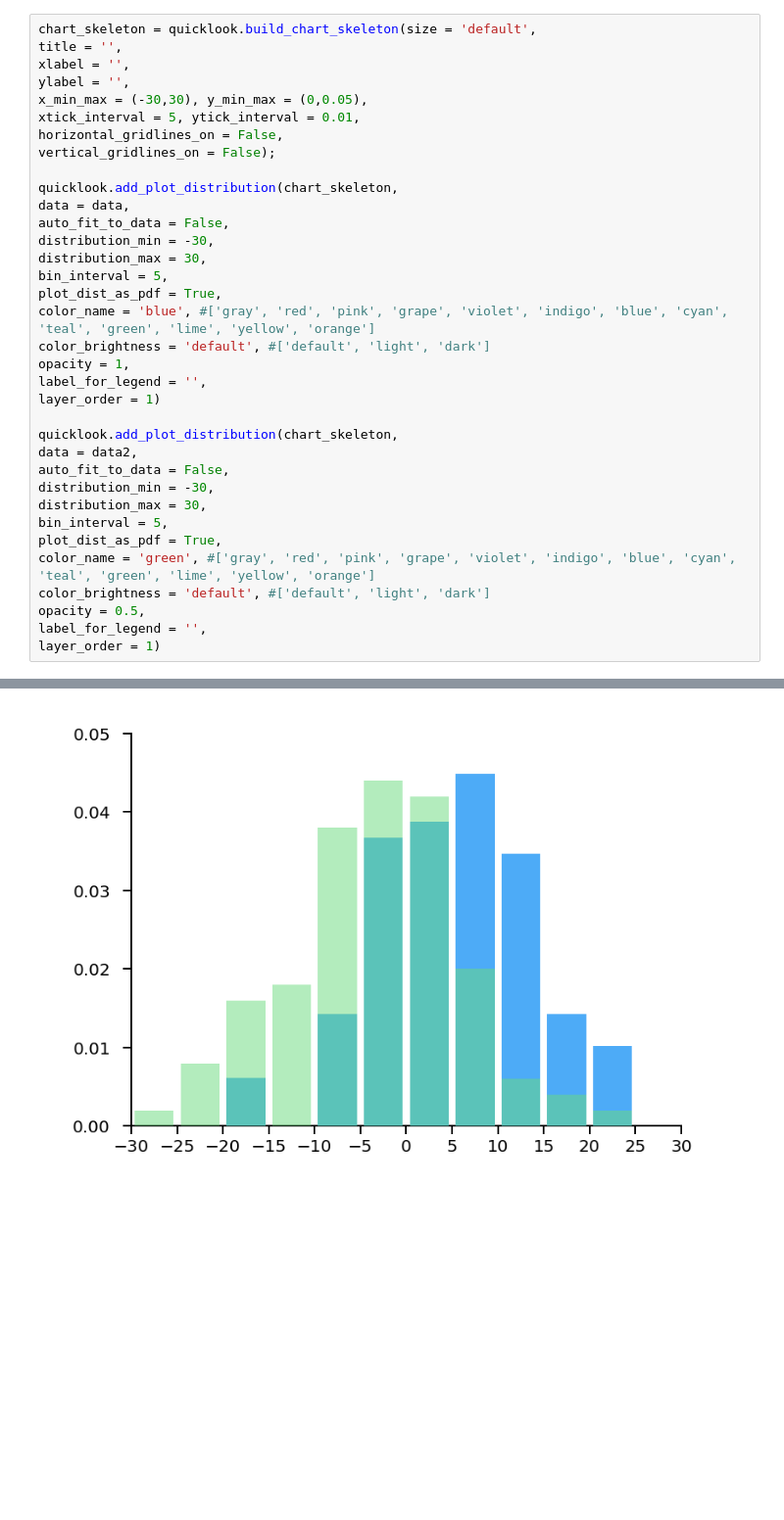
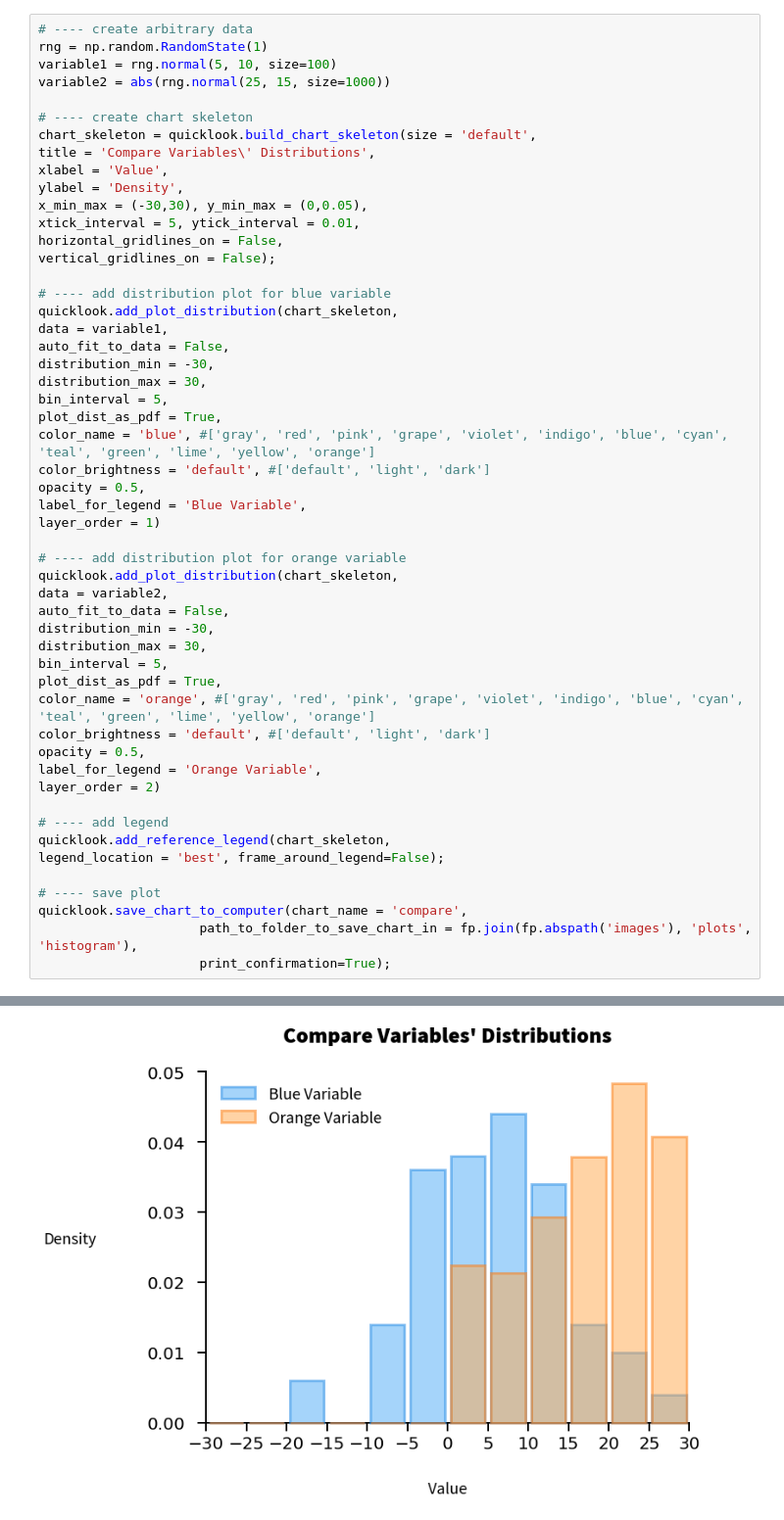
Before and after one commit to alexdsbreslav/quicklooks, a Jupyter notebook: plot_distributions.ipynb, the cells around one changed output, grey strips where cells are left out. Shown at 98% size. Saved outputs shown, nothing was run; the diff lists cells and outputs as text; blank space fills up the shorter version.

Commit message:
histogram

```diff
--- a/plot_distributions.ipynb
+++ b/plot_distributions.ipynb
@@ -13,15 +85,22 @@ data2 = rng.normal(-5, 10, size=100)
 # %%
+# ---- create arbitrary data
+rng = np.random.RandomState(1)
+variable1 = rng.normal(5, 10, size=100)
+variable2 = abs(rng.normal(25, 15, size=1000))
+
+# ---- create chart skeleton
 chart_skeleton = quicklook.build_chart_skeleton(size = 'default',
-title = '',
-xlabel = '',
-ylabel = '',
+title = 'Compare Variables\' Distributions',
+xlabel = 'Value',
+ylabel = 'Density',
 x_min_max = (-30,30), y_min_max = (0,0.05),
 xtick_interval = 5, ytick_interval = 0.01,
 horizontal_gridlines_on = False,
 vertical_gridlines_on = False);
 
+# ---- add distribution plot for blue variable
 quicklook.add_plot_distribution(chart_skeleton,
-data = data,
+data = variable1,
 auto_fit_to_data = False,
 distribution_min = -30,
 distribution_max = 30,
@@ -29,20 +108,30 @@ bin_interval = 5,
 plot_dist_as_pdf = True,
 color_name = 'blue', #['gray', 'red', 'pink', 'grape', 'violet', 'indigo', 'blue', 'cyan', 'teal', 'green', 'lime', 'yellow', 'orange']
 color_brightness = 'default', #['default', 'light', 'dark']
-opacity = 1,
-label_for_legend = '',
+opacity = 0.5,
+label_for_legend = 'Blue Variable',
 layer_order = 1)
 
+# ---- add distribution plot for orange variable
 quicklook.add_plot_distribution(chart_skeleton,
-data = data2,
+data = variable2,
 auto_fit_to_data = False,
 distribution_min = -30,
 distribution_max = 30,
 bin_interval = 5,
 plot_dist_as_pdf = True,
-color_name = 'green', #['gray', 'red', 'pink', 'grape', 'violet', 'indigo', 'blue', 'cyan', 'teal', 'green', 'lime', 'yellow', 'orange']
+color_name = 'orange', #['gray', 'red', 'pink', 'grape', 'violet', 'indigo', 'blue', 'cyan', 'teal', 'green', 'lime', 'yellow', 'orange']
 color_brightness = 'default', #['default', 'light', 'dark']
 opacity = 0.5,
-label_for_legend = '',
-layer_order = 1)
+label_for_legend = 'Orange Variable',
+layer_order = 2)
+
+# ---- add legend
+quicklook.add_reference_legend(chart_skeleton,
+legend_location = 'best', frame_around_legend=False);
+
+# ---- save plot
+quicklook.save_chart_to_computer(chart_name = 'compare',
+                     path_to_folder_to_save_chart_in = fp.join(fp.abspath('images'), 'plots', 'histogram'),
+                     print_confirmation=True);
 # %% [output]
@@ -49 +140 @@ layer_order = 1)
-[figure, old version]
+[figure, new version]
```
Also changed, not shown: parts of 6 cells of this notebook, 25 other files.
